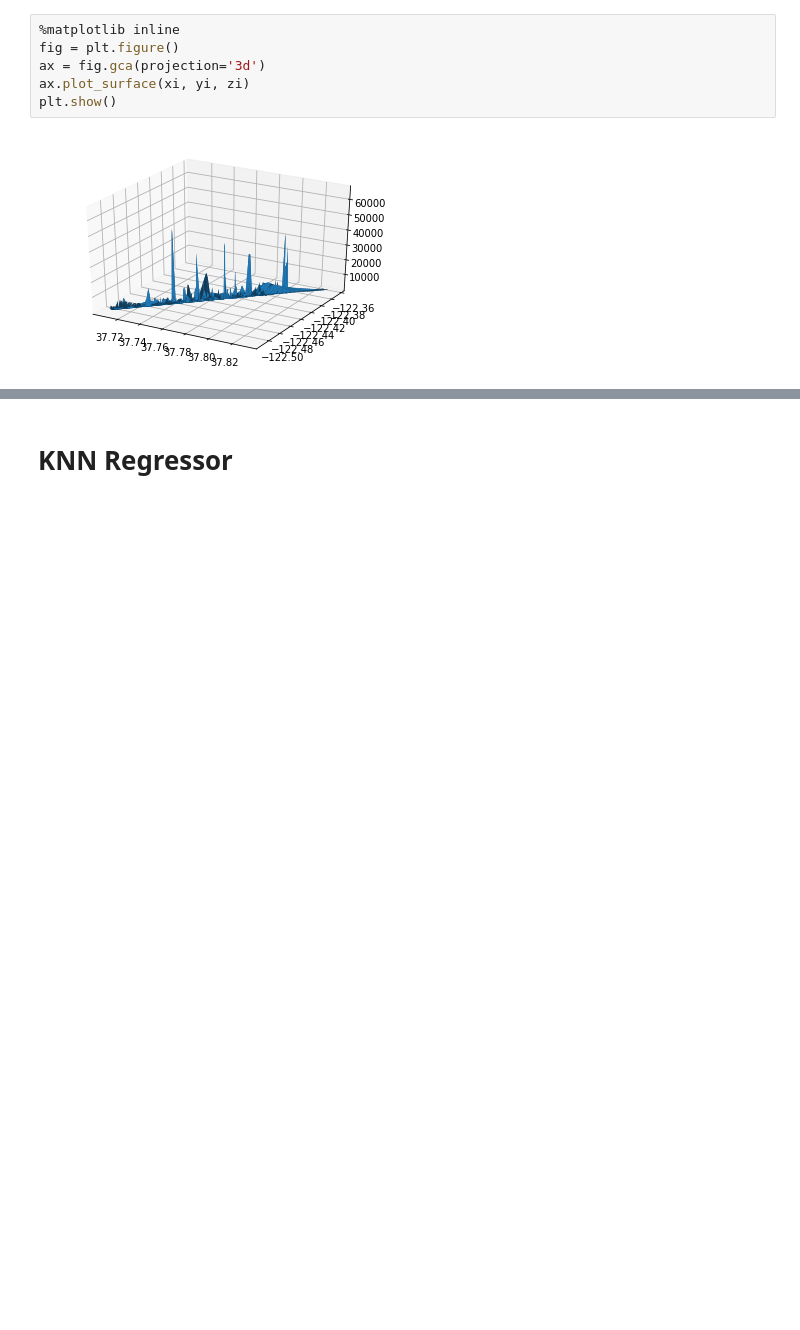
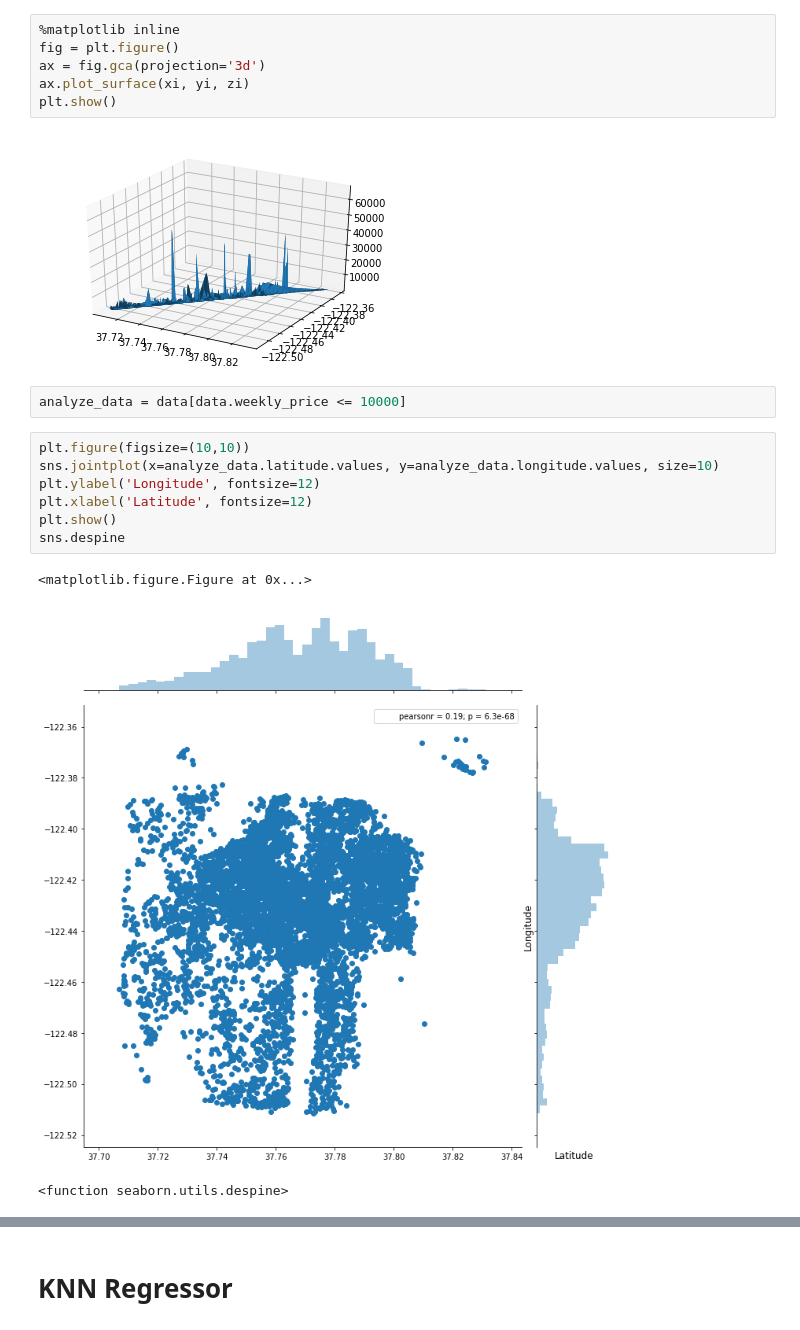
Before and after one commit to esimran/Capital-One-MSF17-, a Jupyter notebook: data_analysis.ipynb, the cells around one changed output, grey strips where cells are left out. Cells and saved outputs as stored; diff of their text form; blank space fills up the shorter version.

```diff
--- a/data_analysis.ipynb
+++ b/data_analysis.ipynb
@@ -114,3 +115,16 @@ ax.plot_surface(xi, yi, zi)
 plt.show()
 # %% [output]
 [figure]
+# %%
+analyze_data = data[data.weekly_price <= 10000]
+# %%
+plt.figure(figsize=(10,10))
+sns.jointplot(x=analyze_data.latitude.values, y=analyze_data.longitude.values, size=10)
+plt.ylabel('Longitude', fontsize=12)
+plt.xlabel('Latitude', fontsize=12)
+plt.show()
+sns.despine
+# %% [output]
+<matplotlib.figure.Figure at 0x...>
+[figure, added]
+<function seaborn.utils.despine>
```
Also changed, not shown: parts of 16 cells of this notebook, 1 other file.
